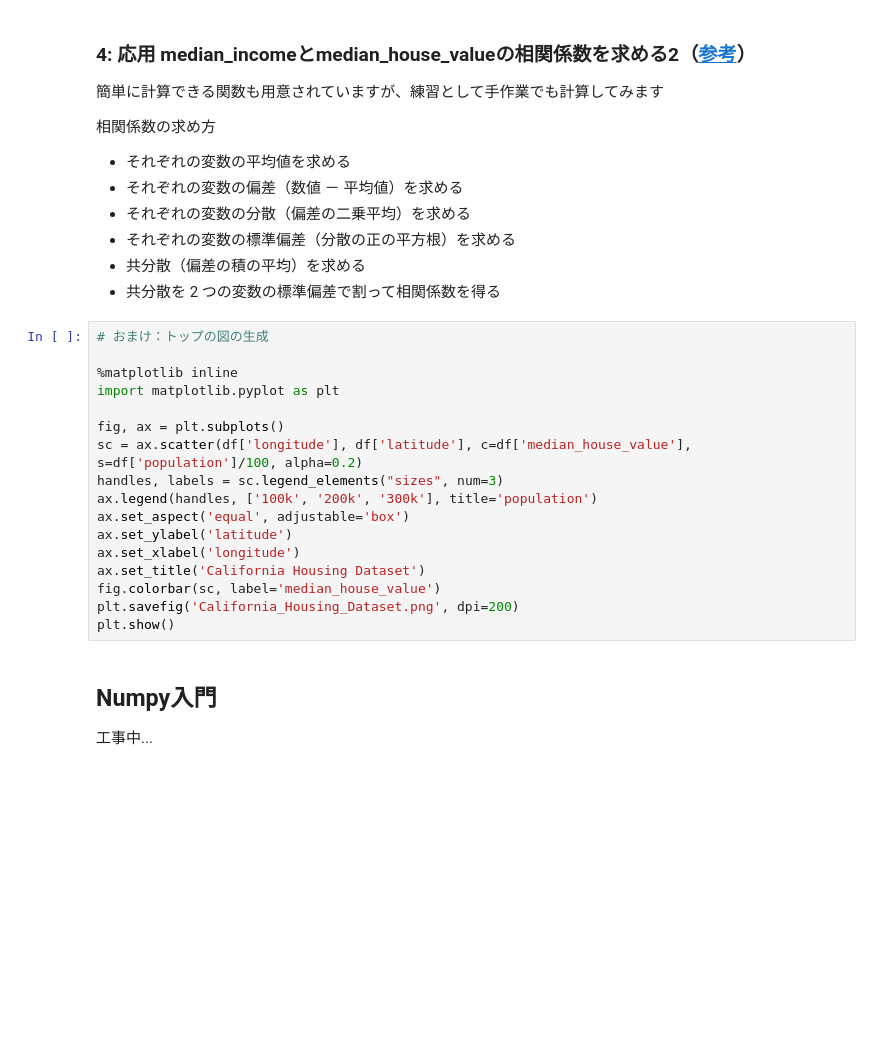
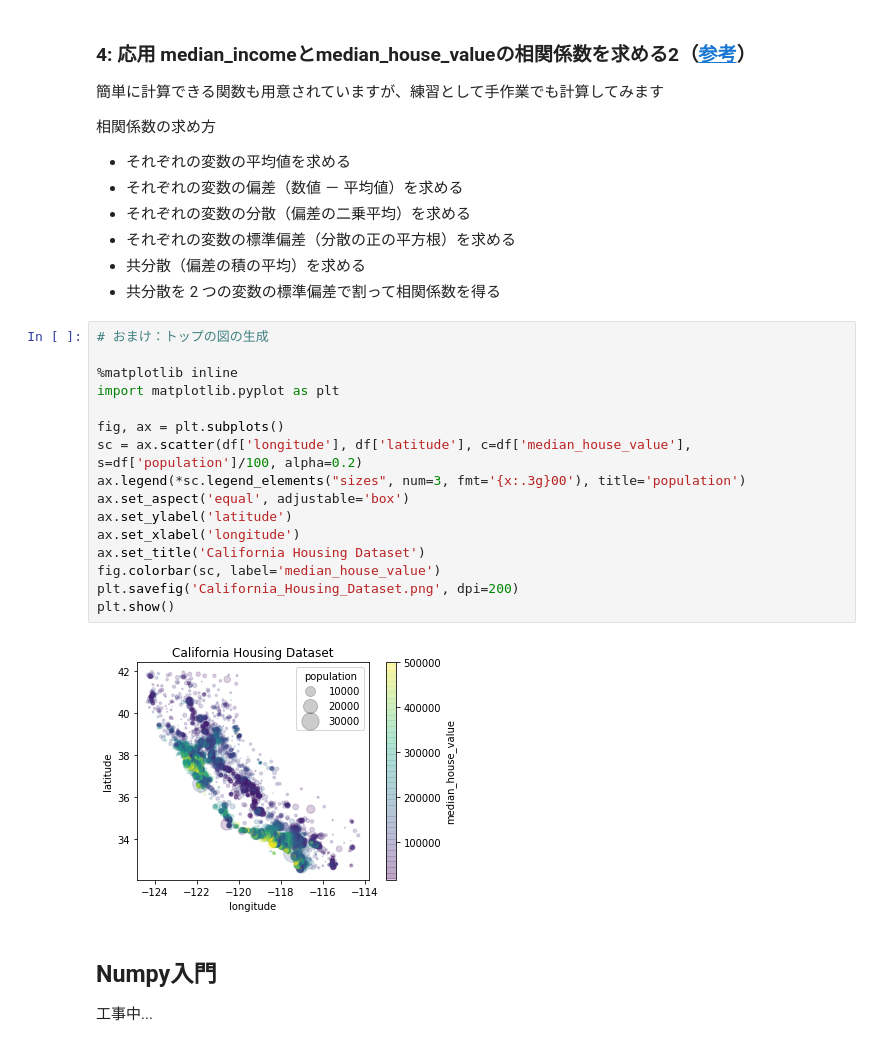
Before and after one commit to fukuta-takenaka/pub_colab, a Jupyter notebook: tutorial_pandas_numpy.ipynb, the cells around one changed output. Cells and saved outputs as stored; diff of their text form; blank space fills up the shorter version.

```diff
--- a/tutorial_pandas_numpy.ipynb
+++ b/tutorial_pandas_numpy.ipynb
@@ -355,20 +355,21 @@ df.head(3)
 # %%
 # おまけ：トップの図の生成
 
 %matplotlib inline
 import matplotlib.pyplot as plt
 
 fig, ax = plt.subplots()
 sc = ax.scatter(df['longitude'], df['latitude'], c=df['median_house_value'], s=df['population']/100, alpha=0.2)
-handles, labels = sc.legend_elements("sizes", num=3)
-ax.legend(handles, ['100k', '200k', '300k'], title='population')
+ax.legend(*sc.legend_elements("sizes", num=3, fmt='{x:.3g}00'), title='population')
 ax.set_aspect('equal', adjustable='box')
 ax.set_ylabel('latitude')
 ax.set_xlabel('longitude')
 ax.set_title('California Housing Dataset')
 fig.colorbar(sc, label='median_house_value')
 plt.savefig('California_Housing_Dataset.png', dpi=200)
 plt.show()
+# %% [output]
+[figure, added]
 # %% [markdown]
 ## Numpy入門
 
```
